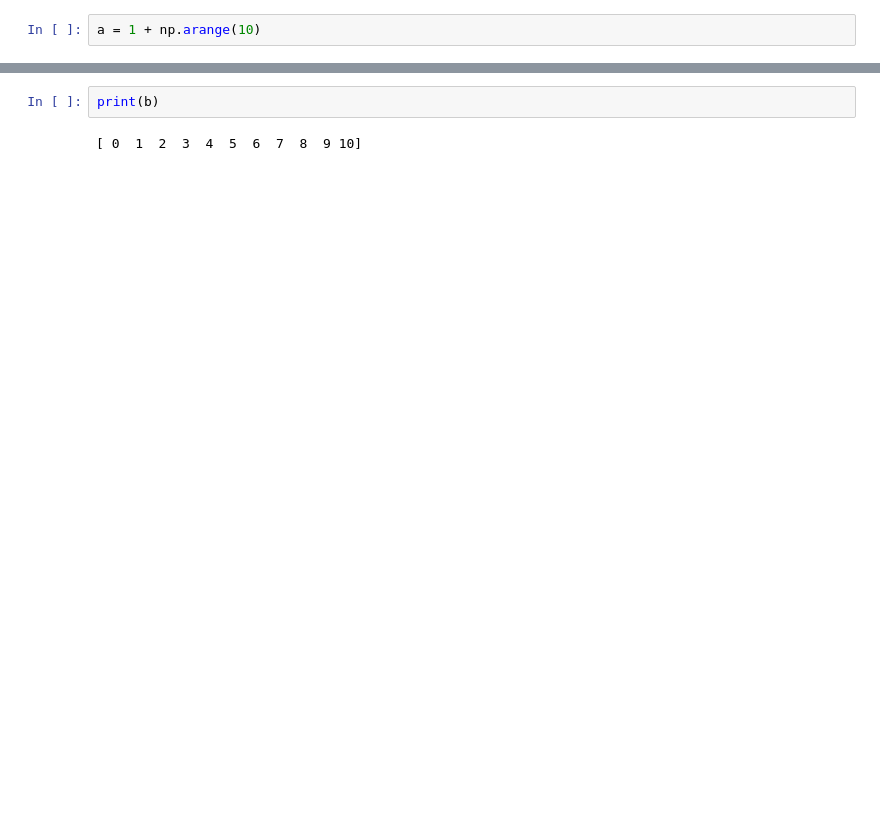
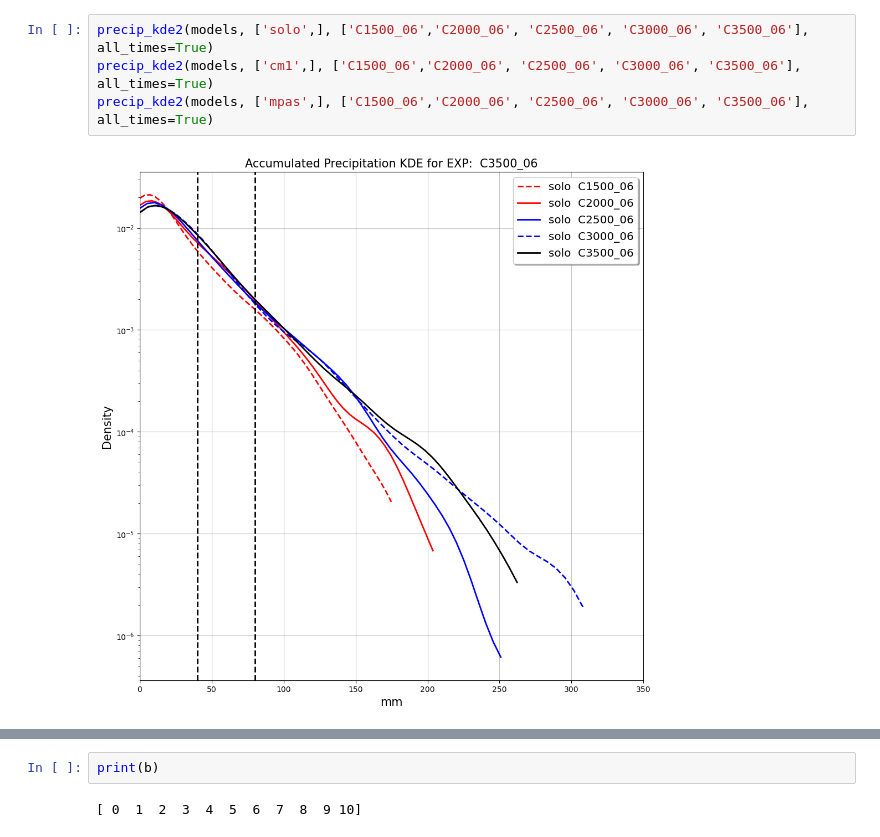
Before and after one commit to louiswicker/CAM_analysis_tools, a Jupyter notebook: ideal_cases/precip.ipynb, the cells around one changed output, grey strips where cells are left out. Saved outputs shown, nothing was run; the diff lists cells and outputs as text; blank space fills up the shorter version.

```diff
--- a/ideal_cases/precip.ipynb
+++ b/ideal_cases/precip.ipynb
@@ -298,2 +341,6 @@ AssertionError:
 # %%
-a = 1 + np.arange(10)
+precip_kde2(models, ['solo',], ['C1500_06','C2000_06', 'C2500_06', 'C3000_06', 'C3500_06'], all_times=True)
+precip_kde2(models, ['cm1',], ['C1500_06','C2000_06', 'C2500_06', 'C3000_06', 'C3500_06'], all_times=True)
+precip_kde2(models, ['mpas',], ['C1500_06','C2000_06', 'C2500_06', 'C3000_06', 'C3500_06'], all_times=True)
+# %% [output]
+[figure, added]
```
Also changed, not shown: parts of 13 cells of this notebook, 7 other files.
